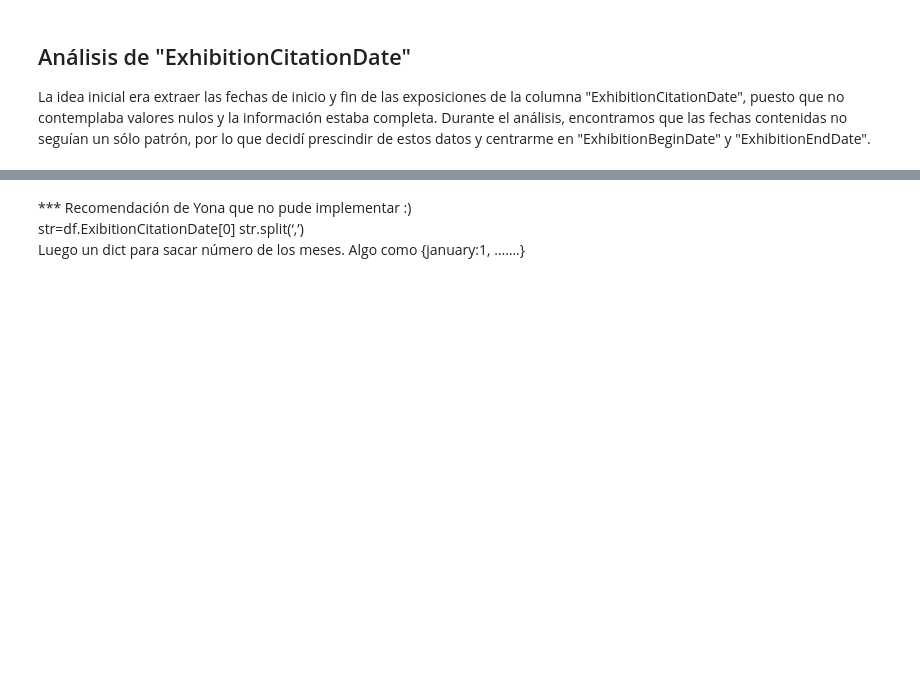
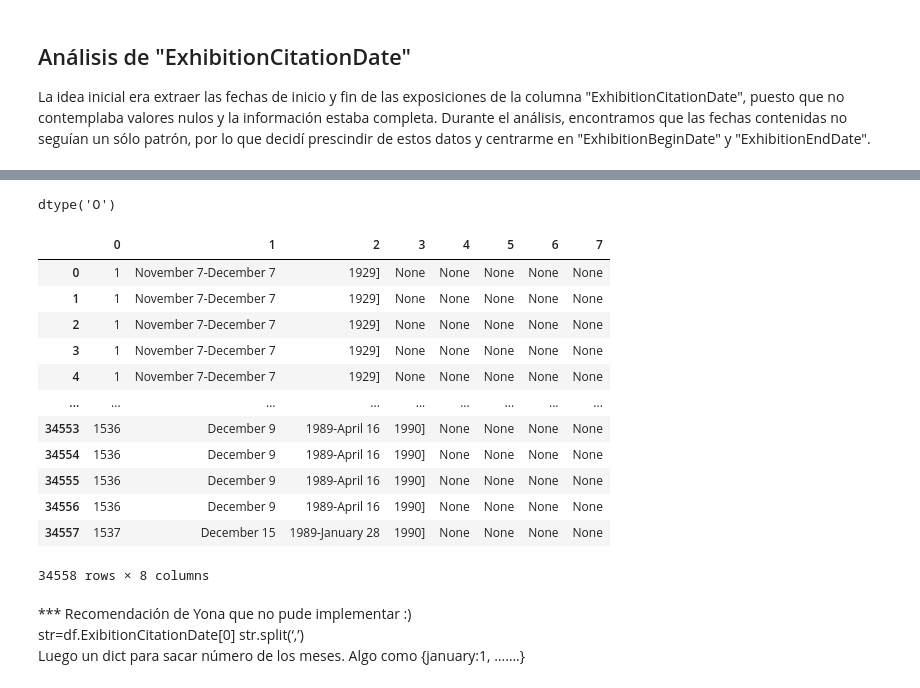
Before and after one commit to PaulaNuno/ironhack-final-project, a Jupyter notebook: exploring_dataset.ipynb, the cells around one changed output, grey strips where cells are left out. Saved outputs shown, nothing was run; the diff lists cells and outputs as text; code cells hidden in the pictures; blank space fills up the shorter version.

```diff
--- a/exploring_dataset.ipynb
+++ b/exploring_dataset.ipynb
@@ -207,8 +239,23 @@ df_final
 # %%
-df_final['ExhibitionCitationDate'].dtypes
+df['ExhibitionCitationDate'].dtypes
+# %% [output]
+dtype('O')
 # %%
-df_final.ExhibitionCitationDate.str.split(',', expand=True)
-df_final[10:60]
+df.ExhibitionCitationDate.str.split(',', expand=True)
+# %% [output]
+|  | 0 | 1 | 2 | 3 | 4 | 5 | 6 | 7 |
+| 0 | 1 | November 7-December 7 | 1929] | None | None | None | None | None |
+| 1 | 1 | November 7-December 7 | 1929] | None | None | None | None | None |
+| 2 | 1 | November 7-December 7 | 1929] | None | None | None | None | None |
+| 3 | 1 | November 7-December 7 | 1929] | None | None | None | None | None |
+| 4 | 1 | November 7-December 7 | 1929] | None | None | None | None | None |
+| ... | ... | ... | ... | ... | ... | ... | ... | ... |
+| 34553 | 1536 | December 9 | 1989-April 16 | 1990] | None | None | None | None |
+| 34554 | 1536 | December 9 | 1989-April 16 | 1990] | None | None | None | None |
+| 34555 | 1536 | December 9 | 1989-April 16 | 1990] | None | None | None | None |
+| 34556 | 1536 | December 9 | 1989-April 16 | 1990] | None | None | None | None |
+| 34557 | 1537 | December 15 | 1989-January 28 | 1990] | None | None | None | None |
+34558 rows × 8 columns
 # %% [markdown]
 *** Recomendación de Yona que no pude implementar :)
 str=df.ExibitionCitationDate[0]
```
Also changed, not shown: parts of 11 cells of this notebook, 2 other files.
